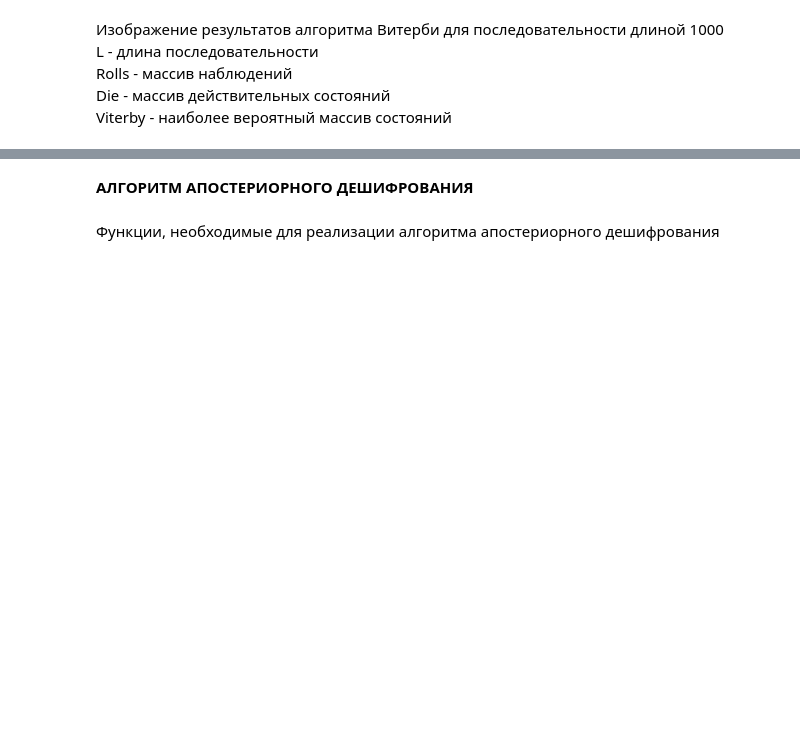
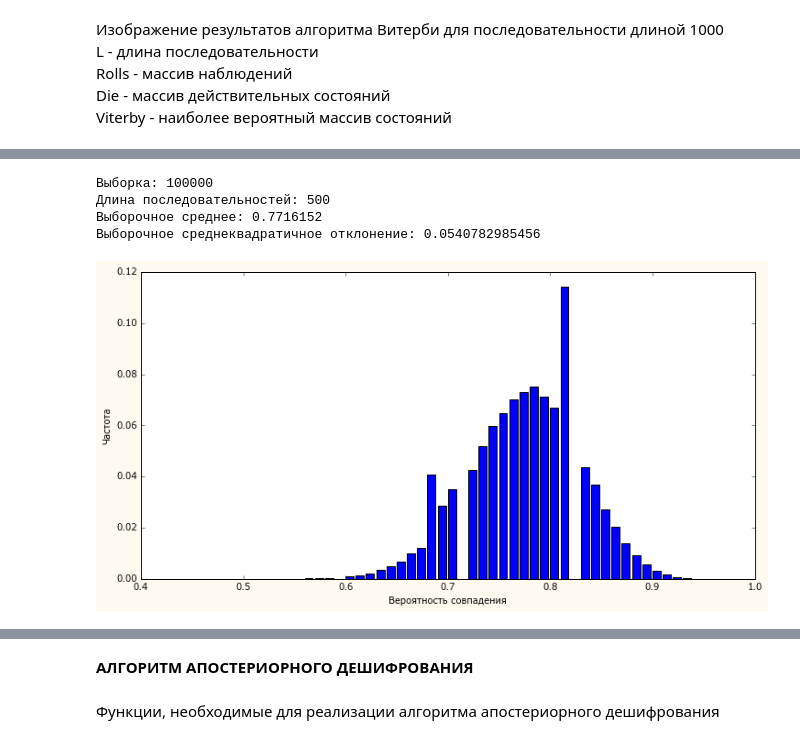
Before and after one commit to GolovkinMaxim/Miserable_casino, a Jupyter notebook: Miserable_casino_Golovkin.ipynb, the cells around one changed output, grey strips where cells are left out. Cells and saved outputs as stored; diff of their text form; code cells hidden in the pictures; blank space fills up the shorter version.

```diff
--- a/Miserable_casino_Golovkin.ipynb
+++ b/Miserable_casino_Golovkin.ipynb
@@ -202,0 +252,10 @@ Viterby: FFFFFFFFFF
+# %%
+L = 500
+size = 100000
+charact_Viterby(A, E, size, L)
+# %% [output]
+Выборка: 100000
+Длина последовательностей: 500
+Выборочное среднее: 0.7716152
+Выборочное среднеквадратичное отклонение: 0.0540782985456
+[figure, added]
```
Also changed, not shown: parts of 5 cells of this notebook.
